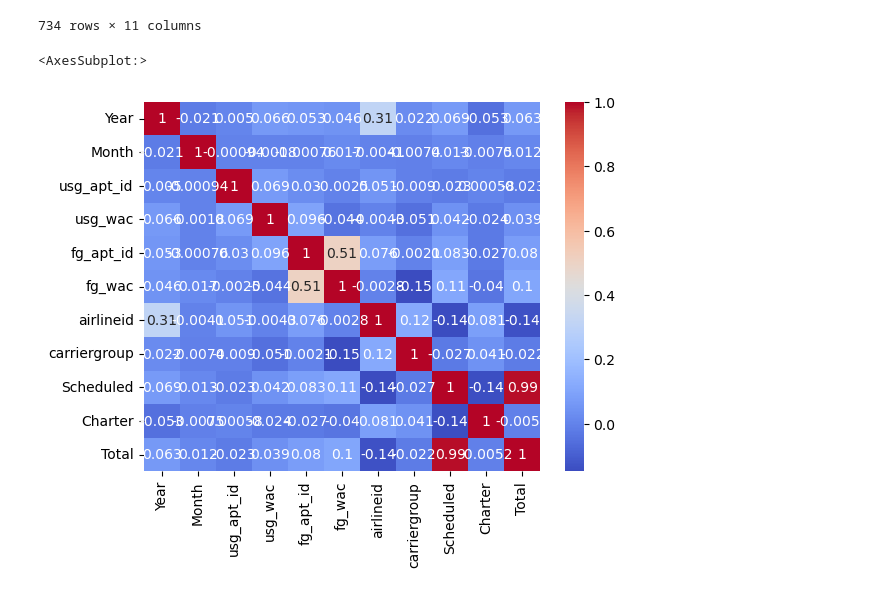
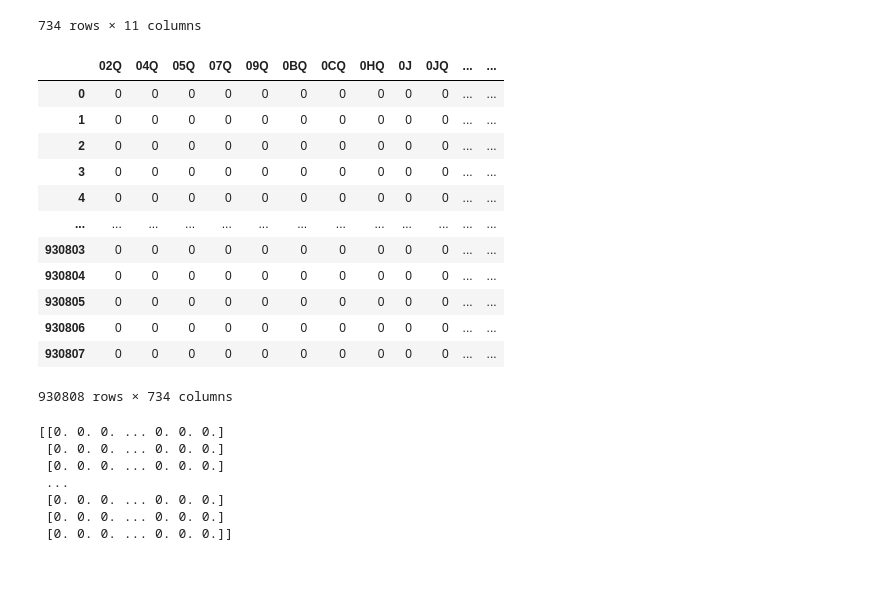
Before and after one commit to Digital-Automotive-Manufacturing/Introduction_to_Pandas, a Jupyter notebook: In-Class_EDA.ipynb, the cells around one changed output. Drawn from its saved outputs; the diff is of its cells as text; code cells hidden in the pictures.

```diff
--- a/In-Class_EDA.ipynb
+++ b/In-Class_EDA.ipynb
@@ -323,10 +328,35 @@ df_departures.groupby(df_departures.carrier).mean()
 | ZW | 2010.888314 | 6.541420 | 12708.148669 | 31.001479 | 16205.586538 | 937.664201 | 20046.000000 | 1.0 | 116.031065 | ... |
 | ZX | 2010.818235 | 6.493656 | 12572.732074 | 35.239599 | 16197.224845 | 932.416937 | 20292.939215 | 0.0 | 90.866332 | ... |
 734 rows × 11 columns
-# %%
-# Another way to plot correlation matrix without defining a function
-corrMatrix = df_departures.corr()
-sns.heatmap(corrMatrix, annot = True, cmap= 'coolwarm')
-# %% [output]
-<AxesSubplot:>
-[figure, removed]
+# %%
+# Encode categorical data using one-hot encoding using pandas
+df_departures_one_hot_encoding = pd.get_dummies(df_departures)
+df_departures_one_hot_encoding
+# %% [output]
+|  | 02Q | 04Q | 05Q | 07Q | 09Q | 0BQ | 0CQ | 0HQ | 0J | 0JQ | ... | ... |
+| 0 | 0 | 0 | 0 | 0 | 0 | 0 | 0 | 0 | 0 | 0 | ... | ... |
+| 1 | 0 | 0 | 0 | 0 | 0 | 0 | 0 | 0 | 0 | 0 | ... | ... |
+| 2 | 0 | 0 | 0 | 0 | 0 | 0 | 0 | 0 | 0 | 0 | ... | ... |
+| 3 | 0 | 0 | 0 | 0 | 0 | 0 | 0 | 0 | 0 | 0 | ... | ... |
+| 4 | 0 | 0 | 0 | 0 | 0 | 0 | 0 | 0 | 0 | 0 | ... | ... |
+| ... | ... | ... | ... | ... | ... | ... | ... | ... | ... | ... | ... | ... |
+| 930803 | 0 | 0 | 0 | 0 | 0 | 0 | 0 | 0 | 0 | 0 | ... | ... |
+| 930804 | 0 | 0 | 0 | 0 | 0 | 0 | 0 | 0 | 0 | 0 | ... | ... |
+| 930805 | 0 | 0 | 0 | 0 | 0 | 0 | 0 | 0 | 0 | 0 | ... | ... |
+| 930806 | 0 | 0 | 0 | 0 | 0 | 0 | 0 | 0 | 0 | 0 | ... | ... |
+| 930807 | 0 | 0 | 0 | 0 | 0 | 0 | 0 | 0 | 0 | 0 | ... | ... |
+930808 rows × 734 columns
+# %%
+# Encode categorical data using one-hot encoding using sklearn
+from sklearn.preprocessing import OneHotEncoder
+ohe = OneHotEncoder()
+transformed = ohe.fit_transform(df_departures[['carrier']])
+print(transformed.toarray())
+# %% [output]
+[[0. 0. 0. ... 0. 0. 0.]
+ [0. 0. 0. ... 0. 0. 0.]
+ [0. 0. 0. ... 0. 0. 0.]
+ ...
+ [0. 0. 0. ... 0. 0. 0.]
+ [0. 0. 0. ... 0. 0. 0.]
+ [0. 0. 0. ... 0. 0. 0.]]
```
Also changed, not shown: parts of 4 cells of this notebook.
